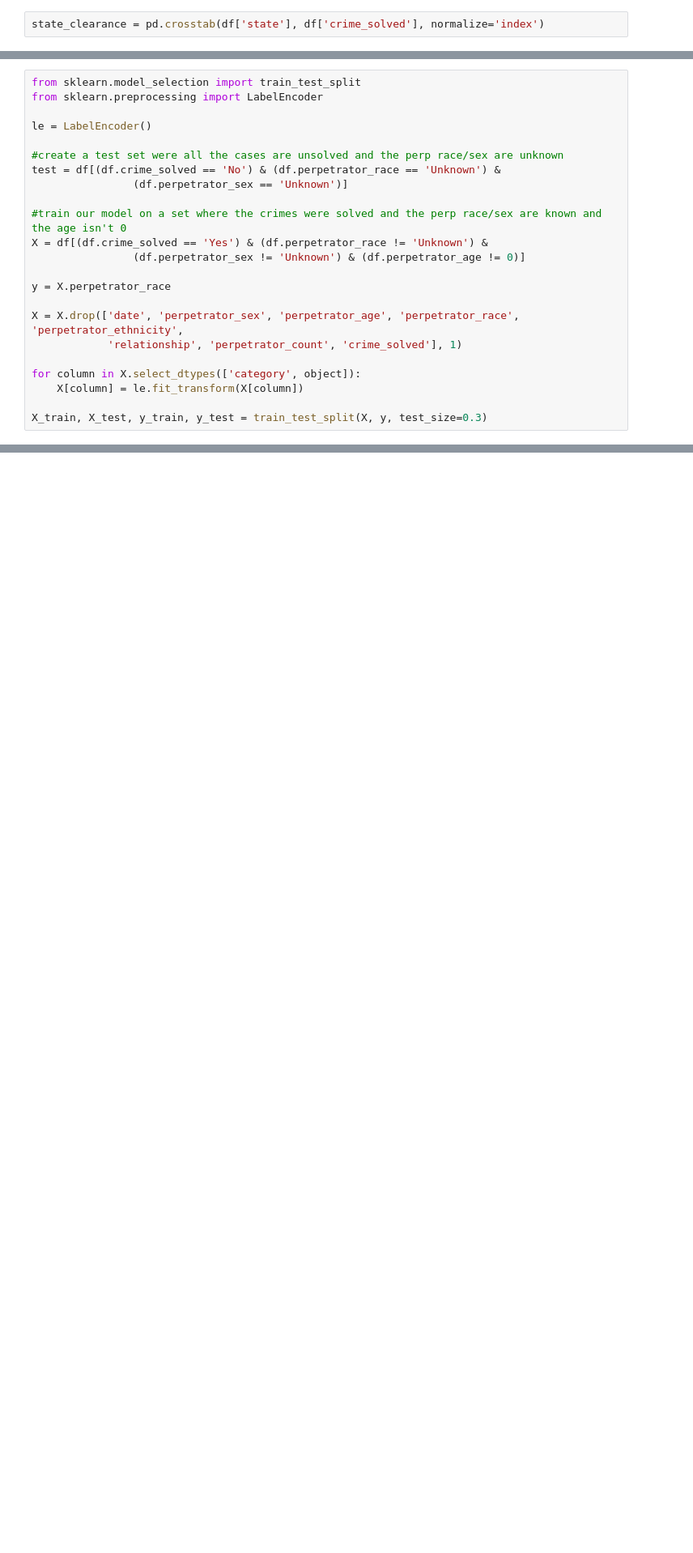
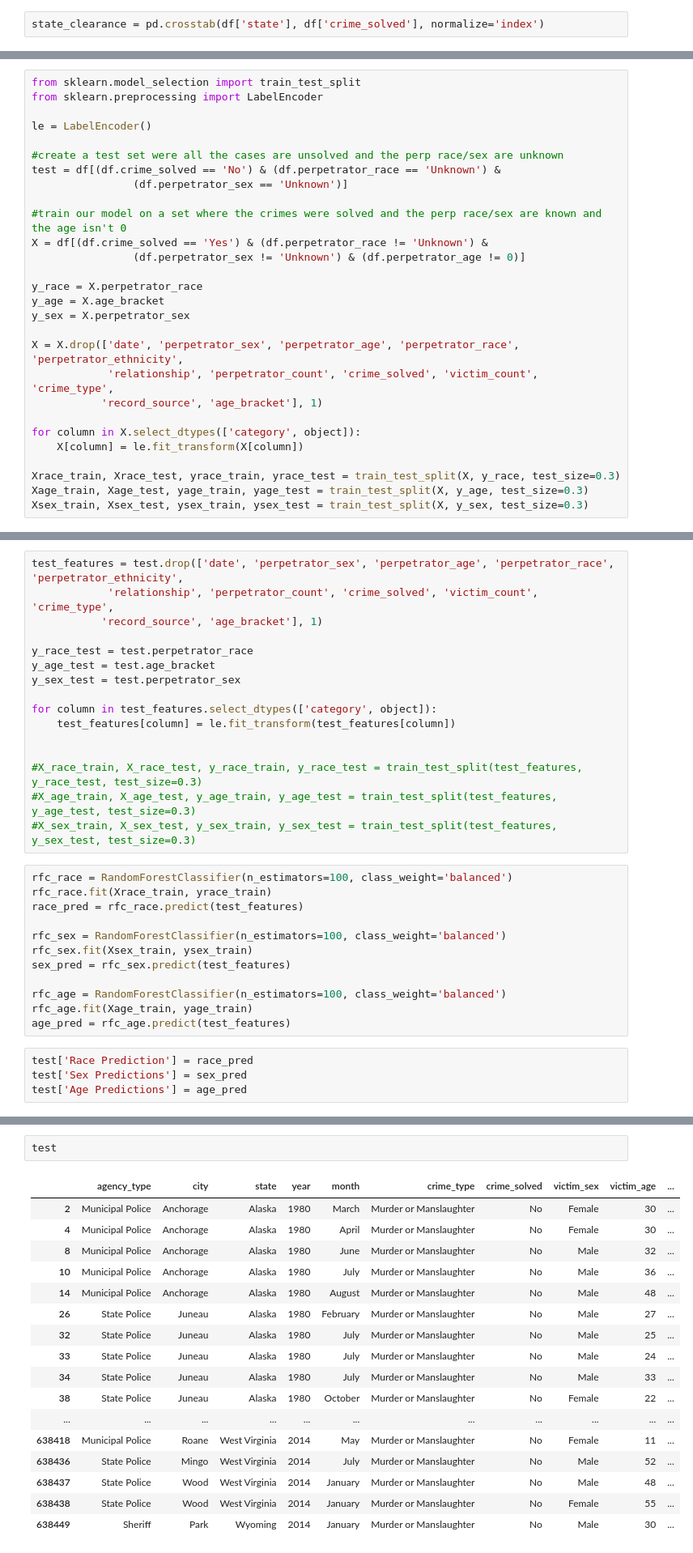
Before and after one commit to Trancefiend/Unit-3, a Jupyter notebook: Homicide Capstone.ipynb, the cells around one changed output, grey strips where cells are left out. Shown: that part at 81% size. Saved outputs shown, nothing was run; the diff lists cells and outputs as text; blank space fills up the shorter version.

```diff
--- a/Homicide Capstone.ipynb
+++ b/Homicide Capstone.ipynb
@@ -231,12 +289,17 @@ test = df[(df.crime_solved == 'No') & (df.perpetrator_race == 'Unknown') &
 X = df[(df.crime_solved == 'Yes') & (df.perpetrator_race != 'Unknown') &
                 (df.perpetrator_sex != 'Unknown') & (df.perpetrator_age != 0)]
 
-y = X.perpetrator_race
+y_race = X.perpetrator_race
+y_age = X.age_bracket
+y_sex = X.perpetrator_sex
 
 X = X.drop(['date', 'perpetrator_sex', 'perpetrator_age', 'perpetrator_race', 'perpetrator_ethnicity',
-            'relationship', 'perpetrator_count', 'crime_solved'], 1)
+            'relationship', 'perpetrator_count', 'crime_solved', 'victim_count', 'crime_type',
+           'record_source', 'age_bracket'], 1)
 
 for column in X.select_dtypes(['category', object]):
     X[column] = le.fit_transform(X[column])
 
-X_train, X_test, y_train, y_test = train_test_split(X, y, test_size=0.3)
+Xrace_train, Xrace_test, yrace_train, yrace_test = train_test_split(X, y_race, test_size=0.3)
+Xage_train, Xage_test, yage_train, yage_test = train_test_split(X, y_age, test_size=0.3)
+Xsex_train, Xsex_test, ysex_train, ysex_test = train_test_split(X, y_sex, test_size=0.3)
@@ -268,0 +481,32 @@ races = np.unique(y_pred)
+# %%
+test_features = test.drop(['date', 'perpetrator_sex', 'perpetrator_age', 'perpetrator_race', 'perpetrator_ethnicity',
+            'relationship', 'perpetrator_count', 'crime_solved', 'victim_count', 'crime_type',
+           'record_source', 'age_bracket'], 1)
+
+y_race_test = test.perpetrator_race
+y_age_test = test.age_bracket
+y_sex_test = test.perpetrator_sex
+
+for column in test_features.select_dtypes(['category', object]):
+    test_features[column] = le.fit_transform(test_features[column])
+
+
+#X_race_train, X_race_test, y_race_train, y_race_test = train_test_split(test_features, y_race_test, test_size=0.3)
+#X_age_train, X_age_test, y_age_train, y_age_test = train_test_split(test_features, y_age_test, test_size=0.3)
+#X_sex_train, X_sex_test, y_sex_train, y_sex_test = train_test_split(test_features, y_sex_test, test_size=0.3)
+# %%
+rfc_race = RandomForestClassifier(n_estimators=100, class_weight='balanced')
+rfc_race.fit(Xrace_train, yrace_train)
+race_pred = rfc_race.predict(test_features)
+
+rfc_sex = RandomForestClassifier(n_estimators=100, class_weight='balanced')
+rfc_sex.fit(Xsex_train, ysex_train)
+sex_pred = rfc_sex.predict(test_features)
+
+rfc_age = RandomForestClassifier(n_estimators=100, class_weight='balanced')
+rfc_age.fit(Xage_train, yage_train)
+age_pred = rfc_age.predict(test_features)
+# %%
+test['Race Prediction'] = race_pred
+test['Sex Predictions'] = sex_pred
+test['Age Predictions'] = age_pred
@@ -268,0 +529,20 @@ races = np.unique(y_pred)
+# %%
+test
+# %% [output]
+|  | agency_type | city | state | year | month | crime_type | crime_solved | victim_sex | victim_age | ... |
+| 2 | Municipal Police | Anchorage | Alaska | 1980 | March | Murder or Manslaughter | No | Female | 30 | ... |
+| 4 | Municipal Police | Anchorage | Alaska | 1980 | April | Murder or Manslaughter | No | Female | 30 | ... |
+| 8 | Municipal Police | Anchorage | Alaska | 1980 | June | Murder or Manslaughter | No | Male | 32 | ... |
+| 10 | Municipal Police | Anchorage | Alaska | 1980 | July | Murder or Manslaughter | No | Male | 36 | ... |
+| 14 | Municipal Police | Anchorage | Alaska | 1980 | August | Murder or Manslaughter | No | Male | 48 | ... |
+| 26 | State Police | Juneau | Alaska | 1980 | February | Murder or Manslaughter | No | Male | 27 | ... |
+| 32 | State Police | Juneau | Alaska | 1980 | July | Murder or Manslaughter | No | Male | 25 | ... |
+| 33 | State Police | Juneau | Alaska | 1980 | July | Murder or Manslaughter | No | Male | 24 | ... |
+| 34 | State Police | Juneau | Alaska | 1980 | July | Murder or Manslaughter | No | Male | 33 | ... |
+| 38 | State Police | Juneau | Alaska | 1980 | October | Murder or Manslaughter | No | Female | 22 | ... |
+| ... | ... | ... | ... | ... | ... | ... | ... | ... | ... | ... |
+| 638418 | Municipal Police | Roane | West Virginia | 2014 | May | Murder or Manslaughter | No | Female | 11 | ... |
+| 638436 | State Police | Mingo | West Virginia | 2014 | July | Murder or Manslaughter | No | Male | 52 | ... |
+| 638437 | State Police | Wood | West Virginia | 2014 | January | Murder or Manslaughter | No | Male | 48 | ... |
+| 638438 | State Police | Wood | West Virginia | 2014 | January | Murder or Manslaughter | No | Female | 55 | ... |
+| 638449 | Sheriff | Park | Wyoming | 2014 | January | Murder or Manslaughter | No | Male | 30 | ... |
```
Also changed, not shown: parts of 26 cells of this notebook.
